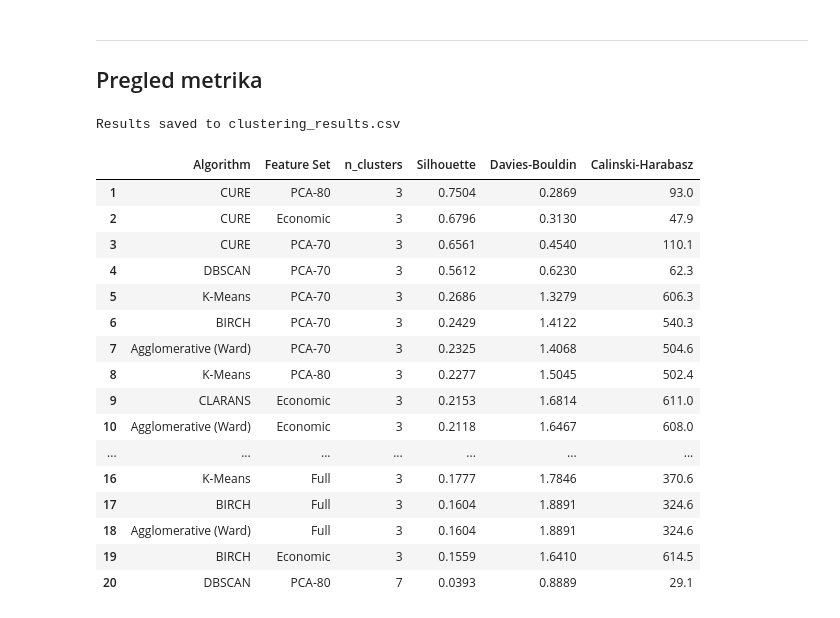
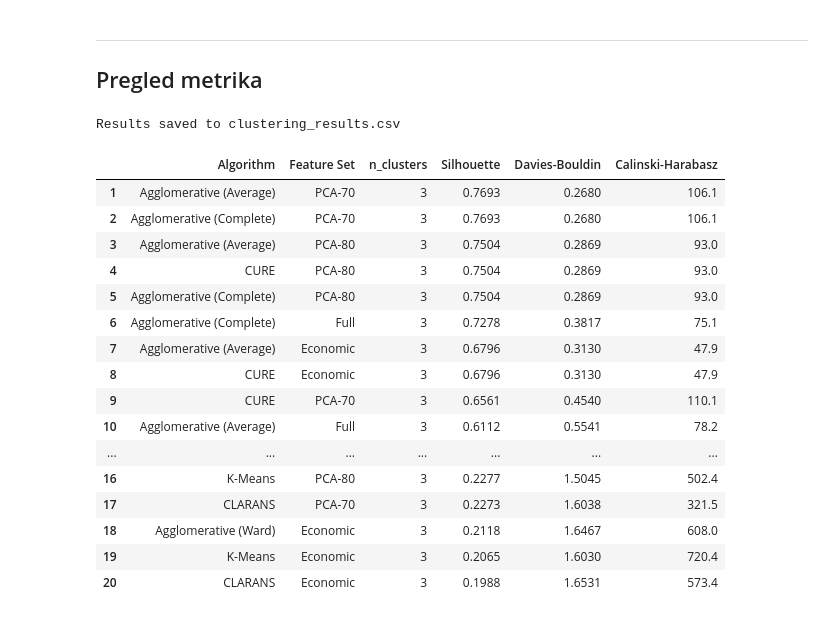
Before and after one commit to davidcuruvija/ip2-project-2026, a Jupyter notebook: notebooks/02_clustering.ipynb, the cells around one changed output. Drawn from its saved outputs; the diff is of its cells as text; code cells hidden in the pictures.

```diff
--- a/notebooks/02_clustering.ipynb
+++ b/notebooks/02_clustering.ipynb
@@ -530,14 +530,27 @@ for name, res in all_results['KMeans'].items():
                  'Calinski-Harabasz': round(m['calinski_harabasz'], 1) if not np.isnan(m['calinski_harabasz']) else None})
 
 for key, res in all_results['Agglomerative'].items():
-    if key.startswith('ward_'):
-        name = key.replace('ward_', '')
+    if key.startswith(('ward_', 'complete_', 'average_')):
+
+        if key.startswith('ward_'):
+            algo = 'Agglomerative (Ward)'
+            name = key.replace('ward_', '')
+        elif key.startswith('complete_'):
+            algo = 'Agglomerative (Complete)'
+            name = key.replace('complete_', '')
+        elif key.startswith('average_'):
+            algo = 'Agglomerative (Average)'
+            name = key.replace('average_', '')
+
         m = res['metrics']
-        rows.append({'Algorithm': 'Agglomerative (Ward)', 'Feature Set': name,
-                     'n_clusters': m['n_clusters'],
-                     'Silhouette': round(m['silhouette'], 4) if not np.isnan(m['silhouette']) else None,
-                     'Davies-Bouldin': round(m['davies_bouldin'], 4) if not np.isnan(m['davies_bouldin']) else None,
-                     'Calinski-Harabasz': round(m['calinski_harabasz'], 1) if not np.isnan(m['calinski_harabasz']) else None})
+        rows.append({
+            'Algorithm': algo,
+            'Feature Set': name,
+            'n_clusters': m['n_clusters'],
+            'Silhouette': round(m['silhouette'], 4) if not np.isnan(m['silhouette']) else None,
+            'Davies-Bouldin': round(m['davies_bouldin'], 4) if not np.isnan(m['davies_bouldin']) else None,
+            'Calinski-Harabasz': round(m['calinski_harabasz'], 1) if not np.isnan(m['calinski_harabasz']) else None
+        })
 
 for key in ['best_PCA-70', 'best_PCA-80', 'best_Economic']:
     if key in all_results['DBSCAN']:
@@ -554,46 +567,46 @@ for name, res in all_results['CLARANS'].items():
                  'n_clusters': m['n_clusters'],
                  'Silhouette': round(m['silhouette'], 4) if not np.isnan(m['silhouette']) else None,
                  'Davies-Bouldin': round(m['davies_bouldin'], 4) if not np.isnan(m['davies_bouldin']) else None,
                  'Calinski-Harabasz': round(m['calinski_harabasz'], 1) if not np.isnan(m['calinski_harabasz']) else None})
 
 for name, res in all_results['BIRCH'].items():
     m = res['metrics']
     rows.append({'Algorithm': 'BIRCH', 'Feature Set': name,
                  'n_clusters': m['n_clusters'],
                  'Silhouette': round(m['silhouette'], 4) if not np.isnan(m['silhouette']) else None,
                  'Davies-Bouldin': round(m['davies_bouldin'], 4) if not np.isnan(m['davies_bouldin']) else None,
                  'Calinski-Harabasz': round(m['calinski_harabasz'], 1) if not np.isnan(m['calinski_harabasz']) else None})
 
 for name, res in all_results['CURE'].items():
     m = res['metrics']
     rows.append({'Algorithm': 'CURE', 'Feature Set': name,
                  'n_clusters': m['n_clusters'],
                  'Silhouette': round(m['silhouette'], 4) if not np.isnan(m['silhouette']) else None,
                  'Davies-Bouldin': round(m['davies_bouldin'], 4) if not np.isnan(m['davies_bouldin']) else None,
                  'Calinski-Harabasz': round(m['calinski_harabasz'], 1) if not np.isnan(m['calinski_harabasz']) else None})
 
 results_df = pd.DataFrame(rows)
 results_df.to_csv('../results/clustering_results.csv', index=False)
 print('Results saved to clustering_results.csv')
 df_display = results_df.sort_values('Silhouette', ascending=False).head(20).reset_index(drop=True)
 df_display.index += 1
 df_display
 # %% [output]
 Results saved to clustering_results.csv
 |  | Algorithm | Feature Set | n_clusters | Silhouette | Davies-Bouldin | Calinski-Harabasz |
-| 1 | CURE | PCA-80 | 3 | 0.7504 | 0.2869 | 93.0 |
-| 2 | CURE | Economic | 3 | 0.6796 | 0.3130 | 47.9 |
-| 3 | CURE | PCA-70 | 3 | 0.6561 | 0.4540 | 110.1 |
-| 4 | DBSCAN | PCA-70 | 3 | 0.5612 | 0.6230 | 62.3 |
-| 5 | K-Means | PCA-70 | 3 | 0.2686 | 1.3279 | 606.3 |
-| 6 | BIRCH | PCA-70 | 3 | 0.2429 | 1.4122 | 540.3 |
-| 7 | Agglomerative (Ward) | PCA-70 | 3 | 0.2325 | 1.4068 | 504.6 |
-| 8 | K-Means | PCA-80 | 3 | 0.2277 | 1.5045 | 502.4 |
-| 9 | CLARANS | Economic | 3 | 0.2153 | 1.6814 | 611.0 |
-| 10 | Agglomerative (Ward) | Economic | 3 | 0.2118 | 1.6467 | 608.0 |
+| 1 | Agglomerative (Average) | PCA-70 | 3 | 0.7693 | 0.2680 | 106.1 |
+| 2 | Agglomerative (Complete) | PCA-70 | 3 | 0.7693 | 0.2680 | 106.1 |
+| 3 | Agglomerative (Average) | PCA-80 | 3 | 0.7504 | 0.2869 | 93.0 |
+| 4 | CURE | PCA-80 | 3 | 0.7504 | 0.2869 | 93.0 |
+| 5 | Agglomerative (Complete) | PCA-80 | 3 | 0.7504 | 0.2869 | 93.0 |
+| 6 | Agglomerative (Complete) | Full | 3 | 0.7278 | 0.3817 | 75.1 |
+| 7 | Agglomerative (Average) | Economic | 3 | 0.6796 | 0.3130 | 47.9 |
+| 8 | CURE | Economic | 3 | 0.6796 | 0.3130 | 47.9 |
+| 9 | CURE | PCA-70 | 3 | 0.6561 | 0.4540 | 110.1 |
+| 10 | Agglomerative (Average) | Full | 3 | 0.6112 | 0.5541 | 78.2 |
 | ... | ... | ... | ... | ... | ... | ... |
-| 16 | K-Means | Full | 3 | 0.1777 | 1.7846 | 370.6 |
-| 17 | BIRCH | Full | 3 | 0.1604 | 1.8891 | 324.6 |
-| 18 | Agglomerative (Ward) | Full | 3 | 0.1604 | 1.8891 | 324.6 |
-| 19 | BIRCH | Economic | 3 | 0.1559 | 1.6410 | 614.5 |
-| 20 | DBSCAN | PCA-80 | 7 | 0.0393 | 0.8889 | 29.1 |
+| 16 | K-Means | PCA-80 | 3 | 0.2277 | 1.5045 | 502.4 |
+| 17 | CLARANS | PCA-70 | 3 | 0.2273 | 1.6038 | 321.5 |
+| 18 | Agglomerative (Ward) | Economic | 3 | 0.2118 | 1.6467 | 608.0 |
+| 19 | K-Means | Economic | 3 | 0.2065 | 1.6030 | 720.4 |
+| 20 | CLARANS | Economic | 3 | 0.1988 | 1.6531 | 573.4 |
```
Also changed, not shown: parts of 1 cell of this notebook, 7 other files.
